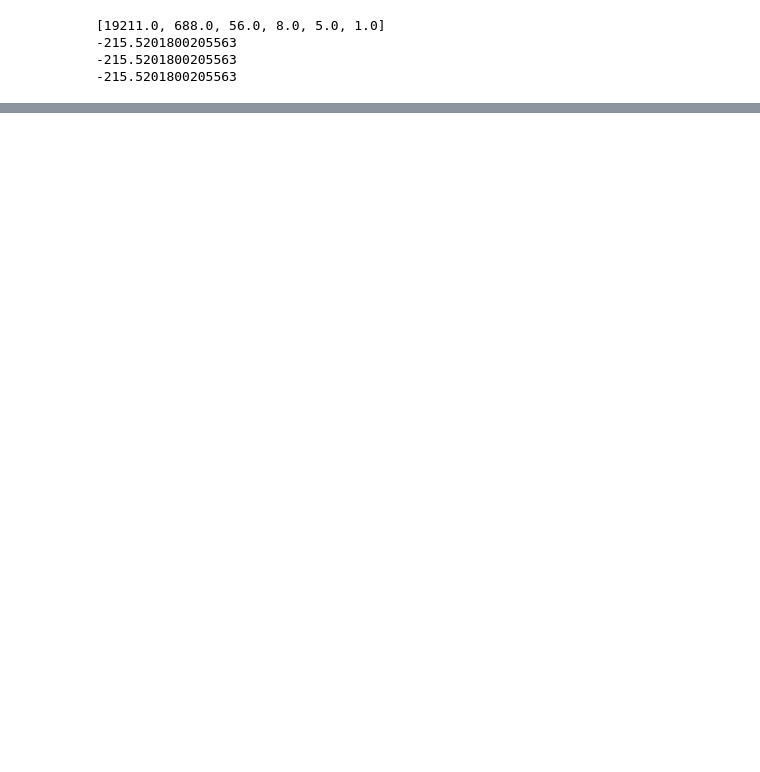
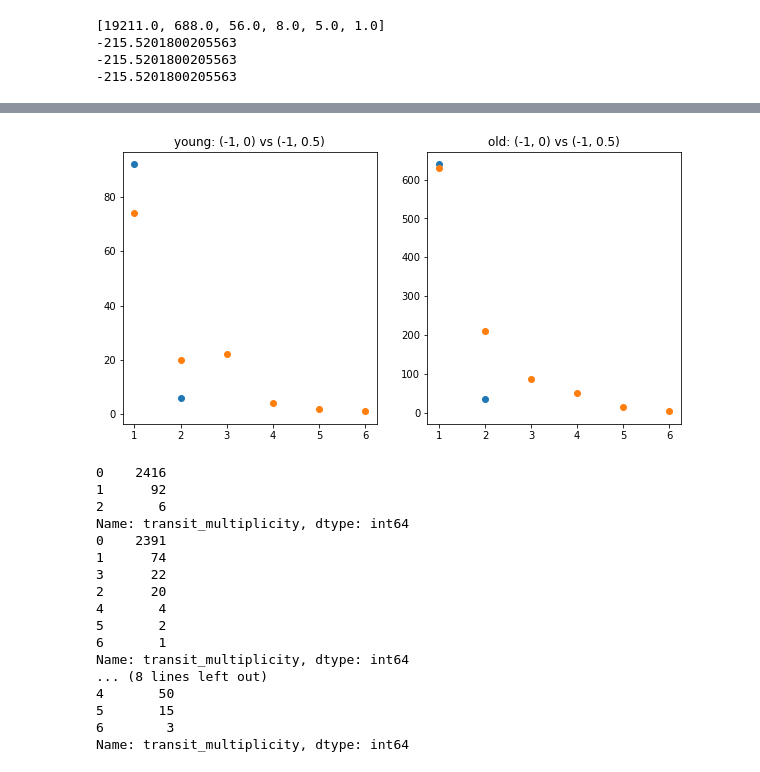
Before and after one commit to exoclam/sculpting, a Jupyter notebook: hipergator/troubleshoot-logLs.ipynb, the cells around one changed output, grey strips where cells are left out. Drawn from its saved outputs; the diff is of its cells as text; code cells hidden in the pictures; blank space fills up the shorter version.

```diff
--- a/hipergator/troubleshoot-logLs.ipynb
+++ b/hipergator/troubleshoot-logLs.ipynb
@@ -278,0 +253,46 @@ plt.show()
+# %%
+a = pd.read_csv('young_old_test_data/transits10_0_1.csv')
+b = pd.read_csv('young_old_test_data/transits10_5_1.csv')
+a.planet_inclinations = a.planet_inclinations.apply(literal_eval)
+a['num_planets'] = a.planet_inclinations.str.len()
+b['num_planets'] = b.planet_inclinations.str.len()
+a_young = a.loc[a.star_ages <= 1.]
+a_old = a.loc[a.star_ages > 1.]
+b_young = b.loc[b.star_ages <= 1.]
+b_old = b.loc[b.star_ages > 1.]
+# %%
+fig, axes = plt.subplots(ncols=2, nrows=1, figsize=[10,5])
+ax = axes[0]
+ax.scatter(a_young.transit_multiplicity.value_counts().index[1:], a_young.transit_multiplicity.value_counts()[1:])
+ax.scatter(b_young.transit_multiplicity.value_counts().index[1:], b_young.transit_multiplicity.value_counts()[1:])
+ax.set_title('young: (-1, 0) vs (-1, 0.5)')
+
+ax = axes[1]
+ax.scatter(a_old.transit_multiplicity.value_counts().index[1:], a_old.transit_multiplicity.value_counts()[1:])
+ax.scatter(b_old.transit_multiplicity.value_counts().index[1:], b_old.transit_multiplicity.value_counts()[1:])
+ax.set_title('old: (-1, 0) vs (-1, 0.5)')
+plt.show()
+
+print(a_young.transit_multiplicity.value_counts())
+print(b_young.transit_multiplicity.value_counts())
+print(a_old.transit_multiplicity.value_counts())
+print(b_old.transit_multiplicity.value_counts())
+# %% [output]
+[figure, added]
+0    2416
+1      92
+2       6
+Name: transit_multiplicity, dtype: int64
+0    2391
+1      74
+3      22
+2      20
+4       4
+5       2
+6       1
+Name: transit_multiplicity, dtype: int64
+... (8 lines left out)
+4       50
+5       15
+6        3
+Name: transit_multiplicity, dtype: int64
```
Also changed, not shown: parts of 17 cells of this notebook.
